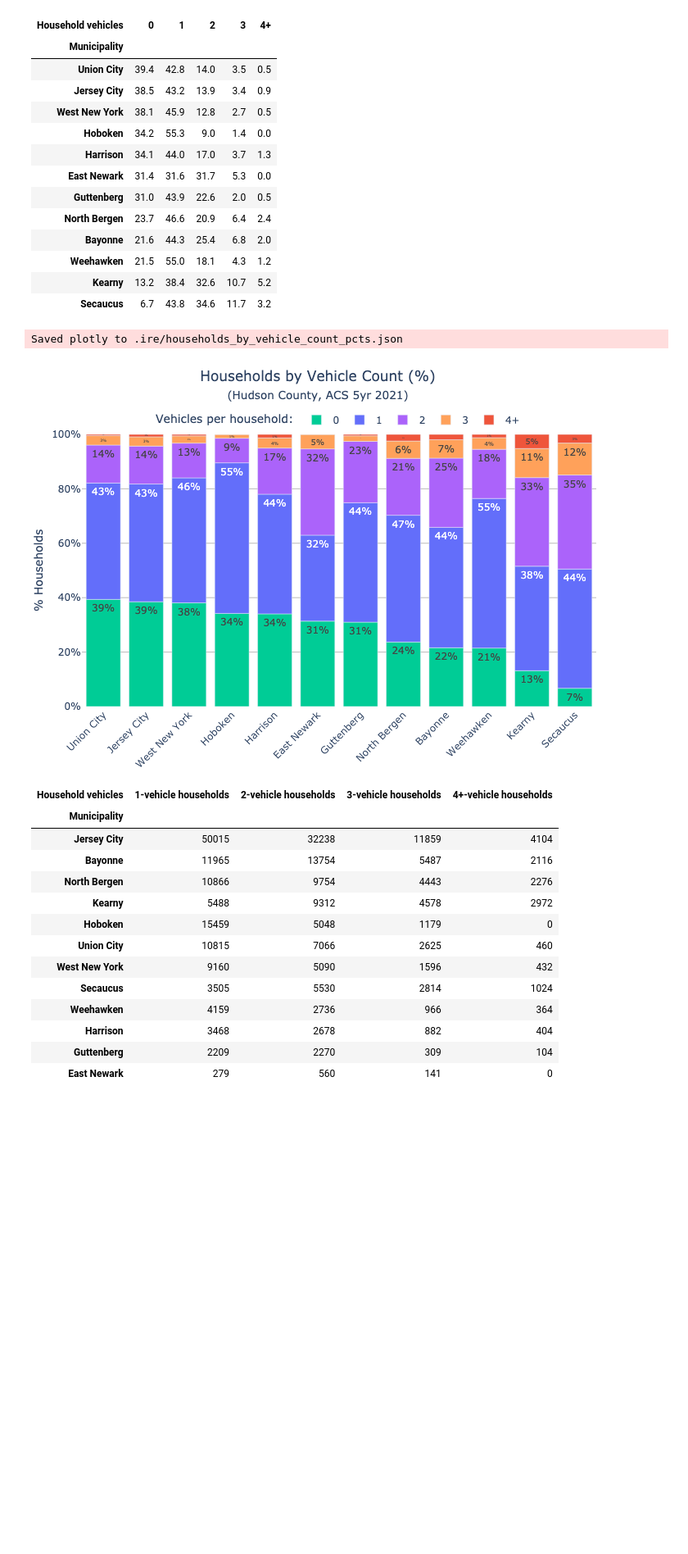
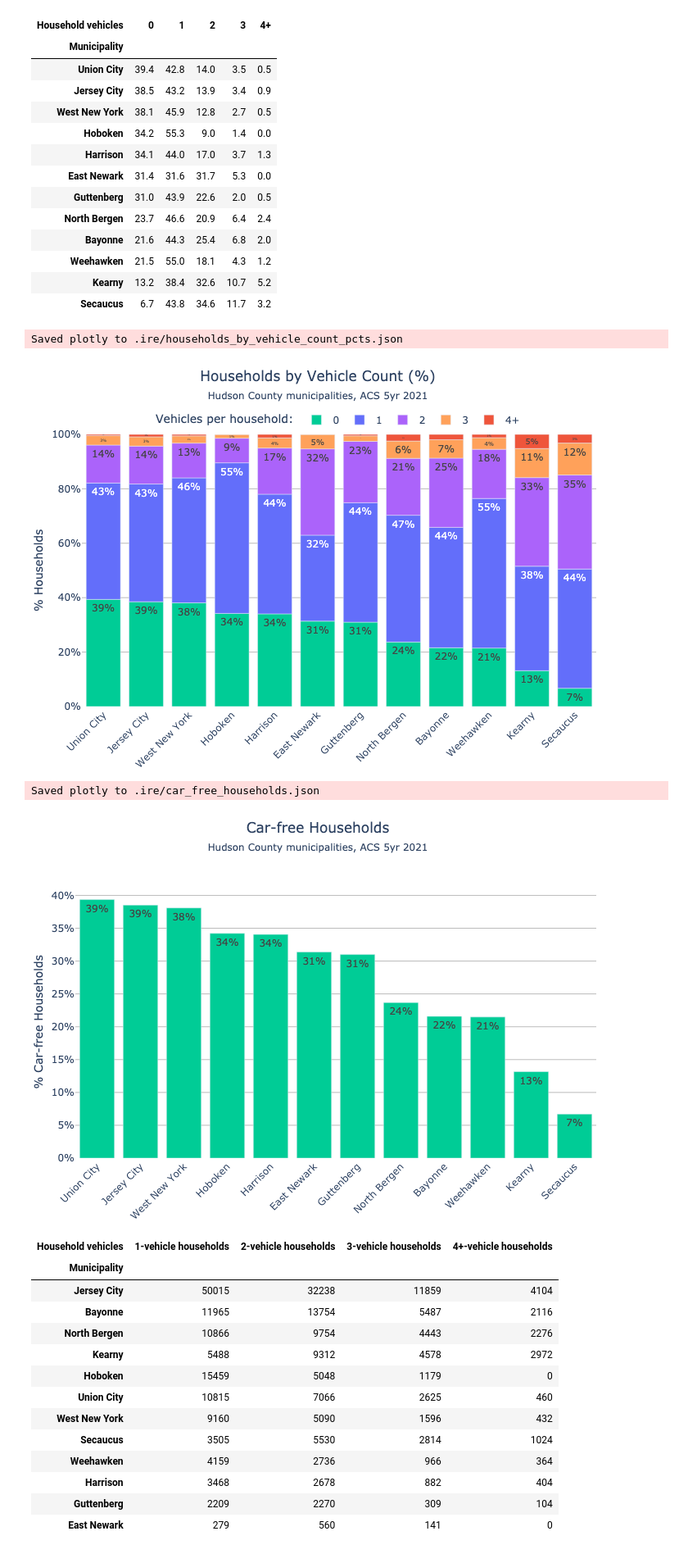
Before and after one commit to hudcostreets/household-vehicles, a Jupyter notebook: hudson/household vehicle ownership.ipynb, the cells around one changed output. Shown at 82% size. Saved outputs shown, nothing was run; the diff lists cells and outputs as text; code cells hidden in the pictures; blank space fills up the shorter version.

Commit message:
car-free % plots

```diff
--- a/hudson/household vehicle ownership.ipynb
+++ b/hudson/household vehicle ownership.ipynb
@@ -33,7 +33,7 @@ Source: [censusreporter.org].
 
 [censusreporter.org]: https://censusreporter.org/data/table/?table=B08201&geo_ids=16000US3432250,160%7C05000US34017,06000US3401777930,06000US3401752470&primary_geo_id=16000US3432250
 # %%
-subtitle = '(Hudson County, ACS 5yr 2021)'
+subtitle = 'Hudson County municipalities, ACS 5yr 2021'
 # %%
 hhs = d.copy()
 hhs['Municipality'] = hhs['name'].str.replace(', NJ$', '', regex=True).str.replace(' township, Hudson County$', '', regex=True)
@@ -123,7 +123,21 @@ pct_plot(
 )
 # %% [output]
 Saved plotly to .ire/households_by_vehicle_count_pcts.json
-[figure, old version]
+[figure, new version]
+# %%
+plot(
+    hhs_pcts[['0']],
+    melt='% Car-free Households',
+    title='Car-free Households',
+    subtitle=subtitle,
+    pct=True,
+    yrange=None,
+    layout=dict(**pct_layout, showlegend=False),
+    name='car_free_households',
+)
+# %% [output]
+Saved plotly to .ire/car_free_households.json
+[figure, added]
 # %%
 columns = {
     '1 vehicle': '1-vehicle households',
```
Also changed, not shown: parts of 3 cells of this notebook, 21 other files.
